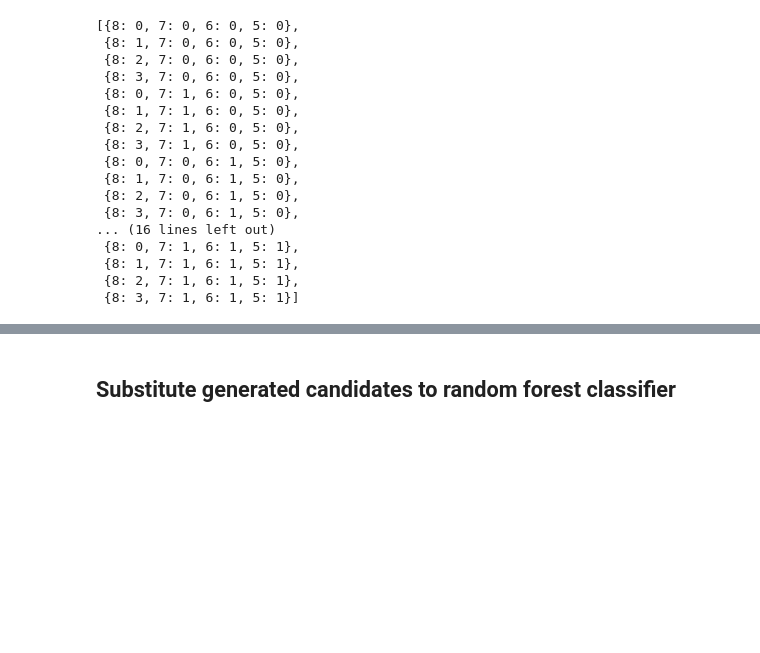
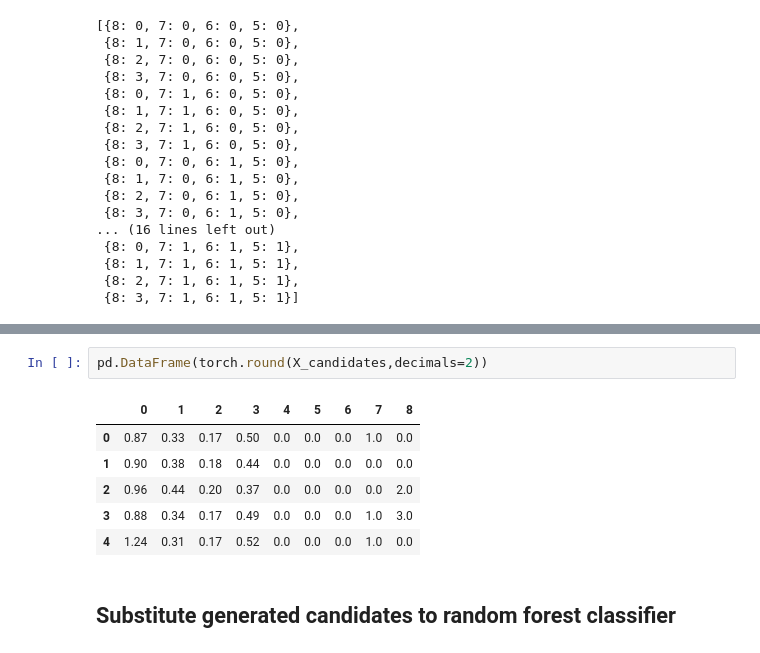
Before and after one commit to YimengJin/Thesis_Yimeng, a Jupyter notebook: Polymer BO.ipynb, the cells around one changed output, grey strips where cells are left out. Saved outputs shown, nothing was run; the diff lists cells and outputs as text; blank space fills up the shorter version.

```diff
--- a/Polymer BO.ipynb
+++ b/Polymer BO.ipynb
@@ -660,3 +723,12 @@ tensor([[0.8867, 0.4284, 0.1908, 0.3584, 0.0225, 0.0000, 1.0000, 0.0000, 3.0000]
+# %%
+pd.DataFrame(torch.round(X_candidates,decimals=2))
+# %% [output]
+|  | 0 | 1 | 2 | 3 | 4 | 5 | 6 | 7 | 8 |
+| 0 | 0.87 | 0.33 | 0.17 | 0.50 | 0.0 | 0.0 | 0.0 | 1.0 | 0.0 |
+| 1 | 0.90 | 0.38 | 0.18 | 0.44 | 0.0 | 0.0 | 0.0 | 0.0 | 0.0 |
+| 2 | 0.96 | 0.44 | 0.20 | 0.37 | 0.0 | 0.0 | 0.0 | 0.0 | 2.0 |
+| 3 | 0.88 | 0.34 | 0.17 | 0.49 | 0.0 | 0.0 | 0.0 | 1.0 | 3.0 |
+| 4 | 1.24 | 0.31 | 0.17 | 0.52 | 0.0 | 0.0 | 0.0 | 1.0 | 0.0 |
 # %% [markdown]
 ## Substitute generated candidates to random forest classifier
 # %% [markdown]
```
Also changed, not shown: parts of 46 cells of this notebook, 2 other files.
